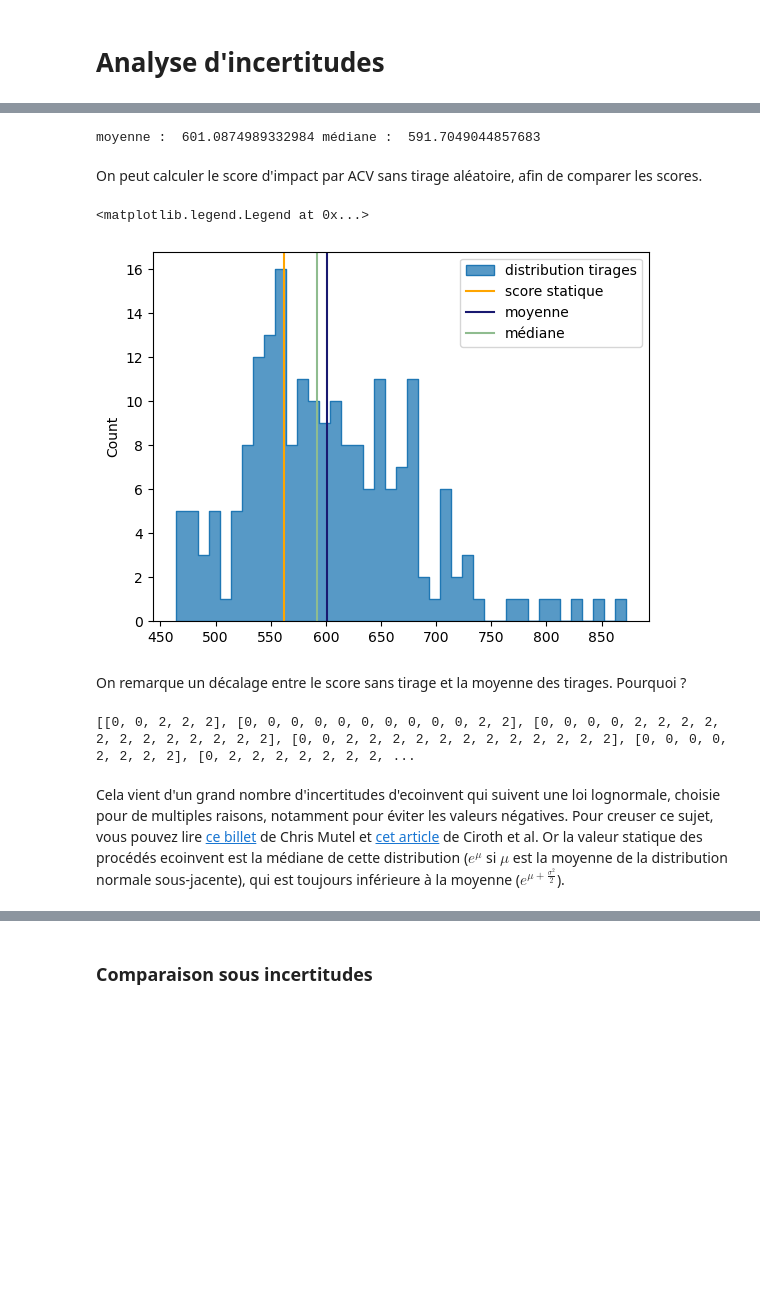
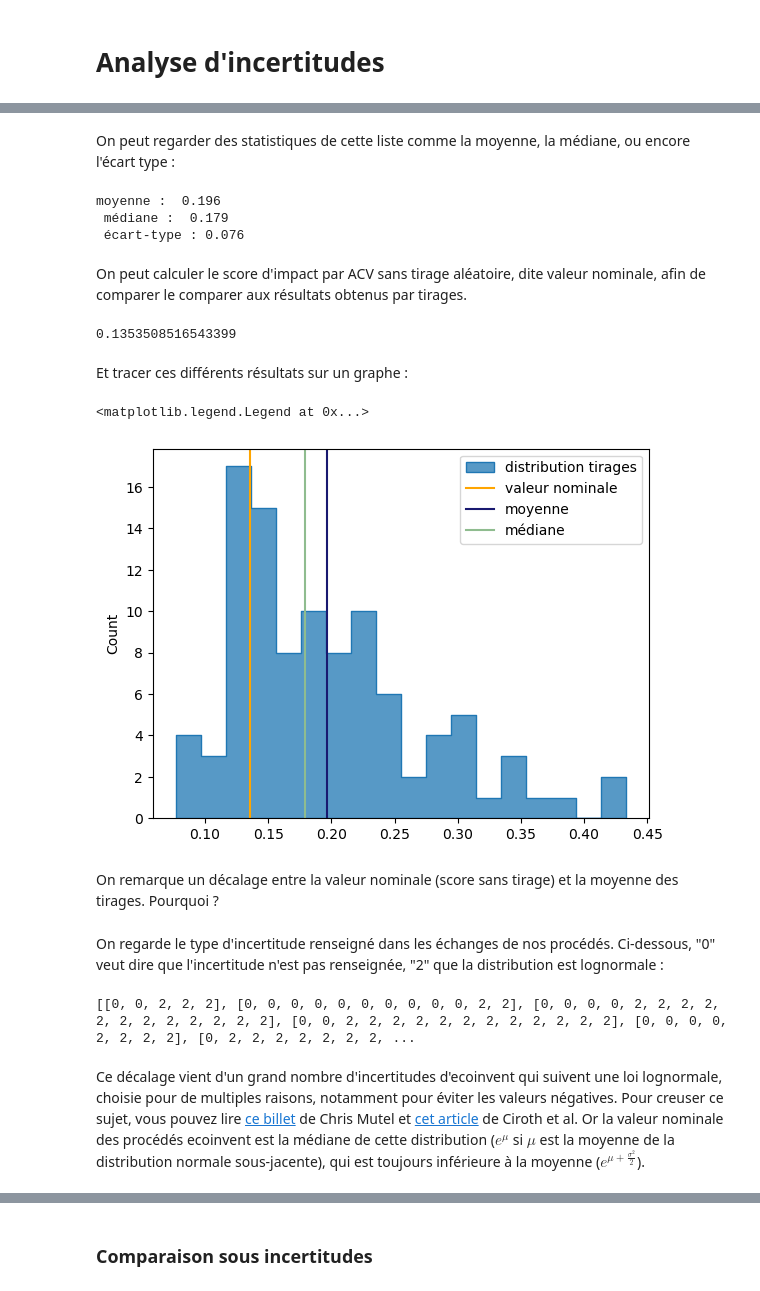
Before and after one commit to tchevilliet/ANCYV_2025, a Jupyter notebook: 4_Analyse_d_incertitudes.ipynb, the cells around one changed output, grey strips where cells are left out. Drawn from its saved outputs; the diff is of its cells as text; code cells hidden in the pictures; blank space fills up the shorter version.

```diff
--- a/4_Analyse_d_incertitudes.ipynb
+++ b/4_Analyse_d_incertitudes.ipynb
@@ -10,7 +10,7 @@ import numpy as np
 import seaborn as sns
 import matplotlib.pyplot as plt
 
-bd.projects.set_current('2025-06-10_ecoinvent_311')
+bd.projects.set_current('project_ecoinvent_311')
 eidb = bd.Database('ecoinvent-3.11-cutoff')
 biodb = bd.Database('ecoinvent-3.11-biosphere')
 fgdb = bd.Database('betons_armes')
@@ -18,4 +18,5 @@ fgdb = bd.Database('betons_armes')
 beton_A = fgdb.search("Béton A")[0]
 meth = [m for m in bd.methods if 'EF v3.1' in m[1] and 'no LT' not in m[1]]
 gwp100 = [ind for ind in meth if 'GWP100' in str(ind) and 'biogenic' not in str(ind) and 'fossil' not in str(ind) and 'land' not in str(ind)][0]
+fw_eutro = [ind for ind in meth if 'eutrophication' in str(ind).lower() and 'freshwater' in str(ind).lower()][0]
 # %% [markdown]
@@ -27,7 +28,7 @@ Nous réalisons peu de lancers de Monte-Carlo (200) par économie de temps.
 # %%
-n_MC = 200
-lca_unc_A = bc.LCA(demand={beton_A.id : 1.0},method=gwp100,use_distributions=True) # L'argument use_distribution=True indique de préparer les matrices pour des tirages aléatoires
+n_MC = 100
+lca_unc_A = bc.LCA(demand={beton_A.id : 1.0},method=fw_eutro,use_distributions=True) # L'argument use_distribution=True indique de préparer les matrices pour des tirages aléatoires
 lca_unc_A.lci()
 lca_unc_A.lcia()
 
-scores_A = [lca_unc_A.score for _ in zip(lca_unc_A,range(n_MC))]
+scores_A = [lca_unc_A.score for _ in zip(lca_unc_A,range(n_MC))] #compréhension de liste où "_" itère sur lca_unc_A et range(n_MC) jusqu'à ce que l'un des deux soit entièrement parcouru.
@@ -54,32 +57,42 @@ scores_A # On obtient une liste de résultats
+# %% [markdown]
+On peut regarder des statistiques de cette liste comme la moyenne, la médiane, ou encore l'écart type :
 # %%
-
-scores_mean = np.mean(scores_A)
-scores_med = np.median(scores_A)
-print('moyenne : ',scores_mean,'médiane : ',scores_med)
+scores_mean_A = np.mean(scores_A)
+scores_med_A = np.median(scores_A)
+scores_std_A = np.std(scores_A)
+print('moyenne : ', '%.3f'%scores_mean_A,'\n','médiane : ','%.3f'%scores_med_A,'\n', 'écart-type : ' '%.3f'%scores_std_A)
 # %% [output]
-moyenne :  601.0874989332984 médiane :  591.7049044857683
+moyenne :  0.196
+ médiane :  0.179
+ écart-type : 0.076
 # %% [markdown]
-On peut calculer le score d'impact par ACV sans tirage aléatoire, afin de comparer les scores.
+On peut calculer le score d'impact par ACV sans tirage aléatoire, dite valeur nominale, afin de comparer le comparer aux résultats obtenus par tirages.
 # %%
-lca = bc.LCA(demand={beton_A.id : 1.0},method=gwp100)
+lca = bc.LCA(demand={beton_A.id : 1.0},method=fw_eutro)
 lca.lci()
 lca.lcia()
 
-s = lca.score
+s = lca.score # s stocke la valeur nominale (score d'eutrophisation des eaux douces)
+s
+# %% [output]
+0.1353508516543399
+# %% [markdown]
+Et tracer ces différents résultats sur un graphe :
 # %%
 
-
 fig, ax = plt.subplots()
-sns.histplot(scores_A,binwidth=10,element='step',label = "distribution tirages",legend=True) # Tracé de la distribution
-ax.axvline(x=s, color='orange',label = 'score statique') # Tracé d'une ligne verticale à la valeur en calcul statique
-ax.axvline(x=scores_mean, color='midnightblue',label = 'moyenne') # Tracé à la moyenne des tirages
-ax.axvline(x=scores_med, color='darkseagreen',label = 'médiane') # Tracé à la médiane des tirages
+sns.histplot(scores_A,binwidth=0.02,element='step',label = "distribution tirages",legend=True) # Tracé de la distribution
+ax.axvline(x=s, color='orange',label = 'valeur nominale') # Tracé d'une ligne verticale à la valeur en calcul statique
+ax.axvline(x=scores_mean_A, color='midnightblue',label = 'moyenne') # Tracé à la moyenne des tirages
+ax.axvline(x=scores_med_A, color='darkseagreen',label = 'médiane') # Tracé à la médiane des tirages
 ax.legend(loc='upper right')
 # %% [output]
 <matplotlib.legend.Legend at 0x...>
-[figure, old version]
+[figure, new version]
 # %% [markdown]
-On remarque un décalage entre le score sans tirage et la moyenne des tirages. Pourquoi ?
+On remarque un décalage entre la valeur nominale (score sans tirage) et la moyenne des tirages. Pourquoi ?
+# %% [markdown]
+On regarde le type d'incertitude renseigné dans les échanges de nos procédés. Ci-dessous, "0" veut dire que l'incertitude n'est pas renseignée, "2" que la distribution est lognormale :
 # %%
 exchanges = [exc.input.exchanges() for exc in beton_A.technosphere()]
 uncertainty_types = [[e.uncertainty['uncertainty type'] for e in exc] for exc in exchanges]
@@ -87,5 +100,5 @@ print([u for u in uncertainty_types]) # 0 veut dire que l'incertitude n'est pas
 # %% [output]
 [[0, 0, 2, 2, 2], [0, 0, 0, 0, 0, 0, 0, 0, 0, 0, 2, 2], [0, 0, 0, 0, 2, 2, 2, 2, 2, 2, 2, 2, 2, 2, 2, 2], [0, 0, 2, 2, 2, 2, 2, 2, 2, 2, 2, 2, 2, 2], [0, 0, 0, 0, 2, 2, 2, 2], [0, 2, 2, 2, 2, 2, 2, 2, ...
 # %% [markdown]
-Cela vient d'un grand nombre d'incertitudes d'ecoinvent qui suivent une loi lognormale, choisie pour de multiples raisons,  notamment pour éviter les valeurs négatives. Pour creuser ce sujet, vous pouvez lire [ce billet](https://chris.mutel.org/ecoinvent-lognormal.html) de Chris Mutel et [cet article](https://link.springer.com/article/10.1007/s11367-013-0670-5) de Ciroth et al. Or la valeur statique des procédés ecoinvent est la médiane de cette distribution ($e^{\mu}$ si $\mu$ est la moyenne de la distribution normale sous-jacente), qui est toujours inférieure à la moyenne ($e^{\mu +\frac{\sigma^2}{2}}$).
+Ce décalage vient d'un grand nombre d'incertitudes d'ecoinvent qui suivent une loi lognormale, choisie pour de multiples raisons,  notamment pour éviter les valeurs négatives. Pour creuser ce sujet, vous pouvez lire [ce billet](https://chris.mutel.org/ecoinvent-lognormal.html) de Chris Mutel et [cet article](https://link.springer.com/article/10.1007/s11367-013-0670-5) de Ciroth et al. Or la valeur nominale des procédés ecoinvent est la médiane de cette distribution ($e^{\mu}$ si $\mu$ est la moyenne de la distribution normale sous-jacente), qui est toujours inférieure à la moyenne ($e^{\mu +\frac{\sigma^2}{2}}$).
 # %% [markdown]
```
Also changed, not shown: parts of 47 cells of this notebook, 10 other files.
